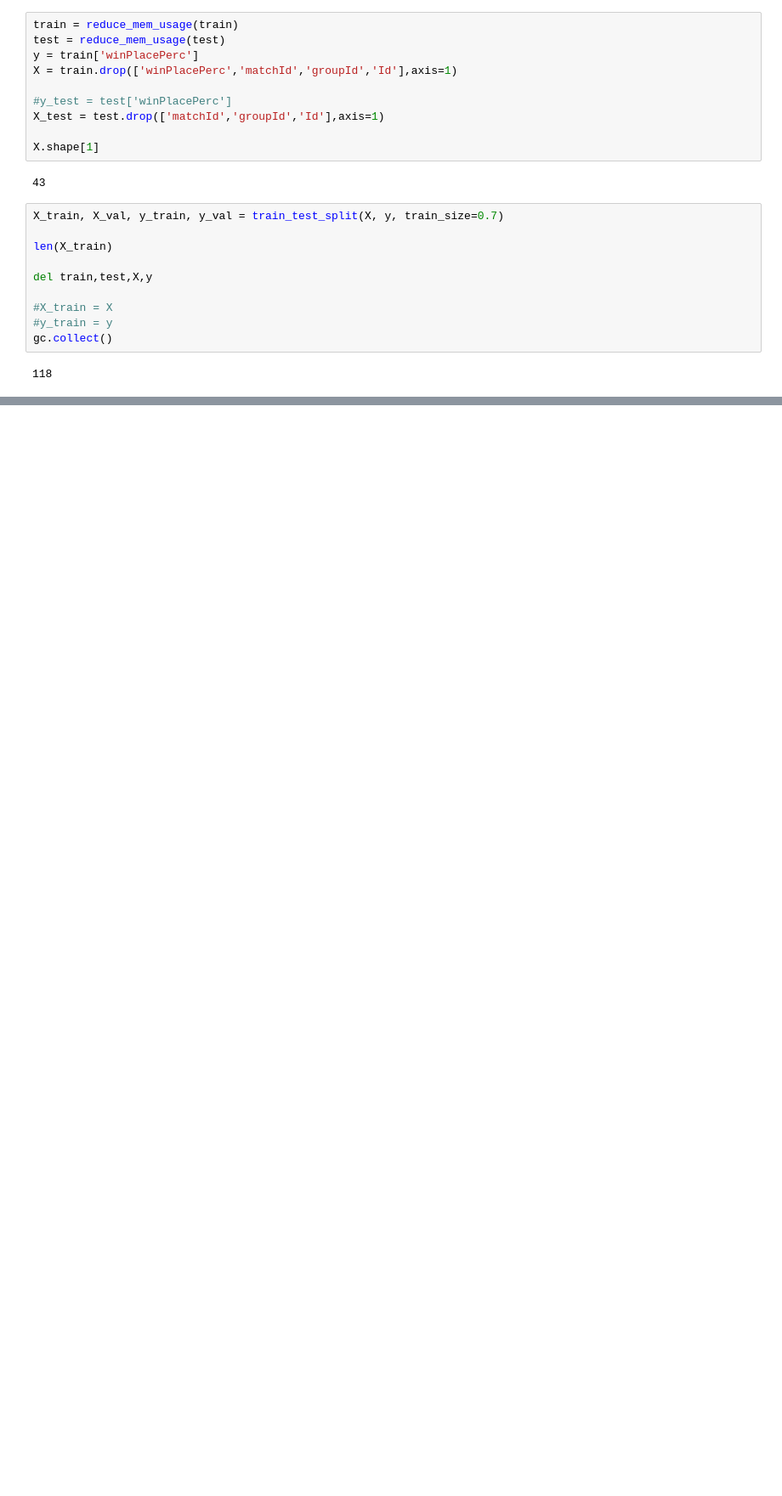
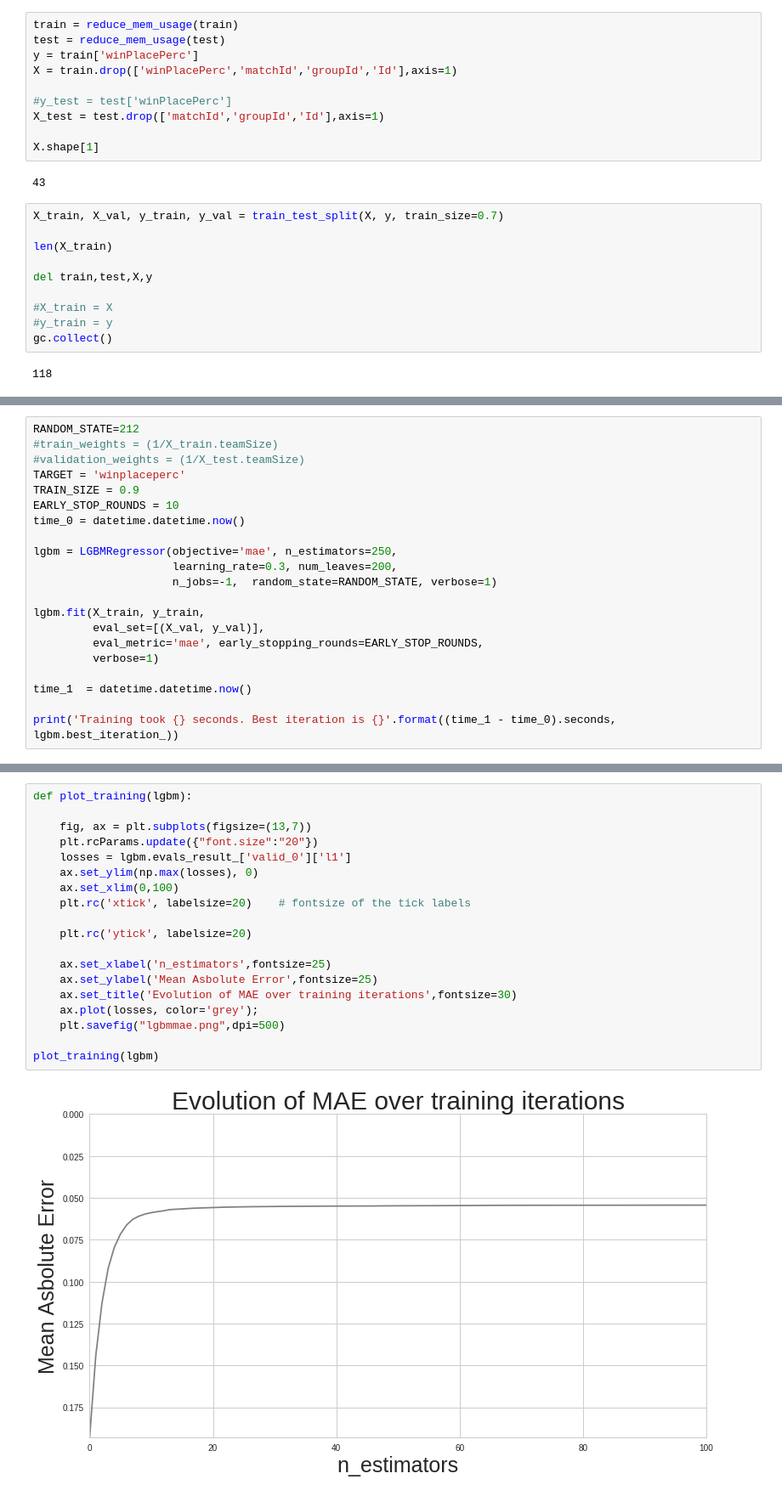
Before and after one commit to rachit-shah/pubg-player-placement-prediction, a Jupyter notebook: ALDA_P09_PUBG_PLAYER_PREDICTION.ipynb, the cells around one changed output, grey strips where cells are left out. Shown at 85% size. Cells and saved outputs as stored; diff of their text form; blank space fills up the shorter version.

```diff
--- a/ALDA_P09_PUBG_PLAYER_PREDICTION.ipynb
+++ b/ALDA_P09_PUBG_PLAYER_PREDICTION.ipynb
@@ -729,0 +778,21 @@ gc.collect()
+# %%
+RANDOM_STATE=212
+#train_weights = (1/X_train.teamSize)
+#validation_weights = (1/X_test.teamSize)
+TARGET = 'winplaceperc'
+TRAIN_SIZE = 0.9
+EARLY_STOP_ROUNDS = 10
+time_0 = datetime.datetime.now()
+
+lgbm = LGBMRegressor(objective='mae', n_estimators=250,
+                     learning_rate=0.3, num_leaves=200,
+                     n_jobs=-1,  random_state=RANDOM_STATE, verbose=1)
+
+lgbm.fit(X_train, y_train,
+         eval_set=[(X_val, y_val)],
+         eval_metric='mae', early_stopping_rounds=EARLY_STOP_ROUNDS,
+         verbose=1)
+
+time_1  = datetime.datetime.now()
+
+print('Training took {} seconds. Best iteration is {}'.format((time_1 - time_0).seconds, lgbm.best_iteration_))
@@ -729,0 +844,21 @@ gc.collect()
+# %%
+def plot_training(lgbm):
+
+    fig, ax = plt.subplots(figsize=(13,7))
+    plt.rcParams.update({"font.size":"20"})
+    losses = lgbm.evals_result_['valid_0']['l1']
+    ax.set_ylim(np.max(losses), 0)
+    ax.set_xlim(0,100)
+    plt.rc('xtick', labelsize=20)    # fontsize of the tick labels
+
+    plt.rc('ytick', labelsize=20)
+
+    ax.set_xlabel('n_estimators',fontsize=25)
+    ax.set_ylabel('Mean Asbolute Error',fontsize=25)
+    ax.set_title('Evolution of MAE over training iterations',fontsize=30)
+    ax.plot(losses, color='grey');
+    plt.savefig("lgbmmae.png",dpi=500)
+
+plot_training(lgbm)
+# %% [output]
+[figure, added]
```
Also changed, not shown: parts of 16 cells of this notebook.
